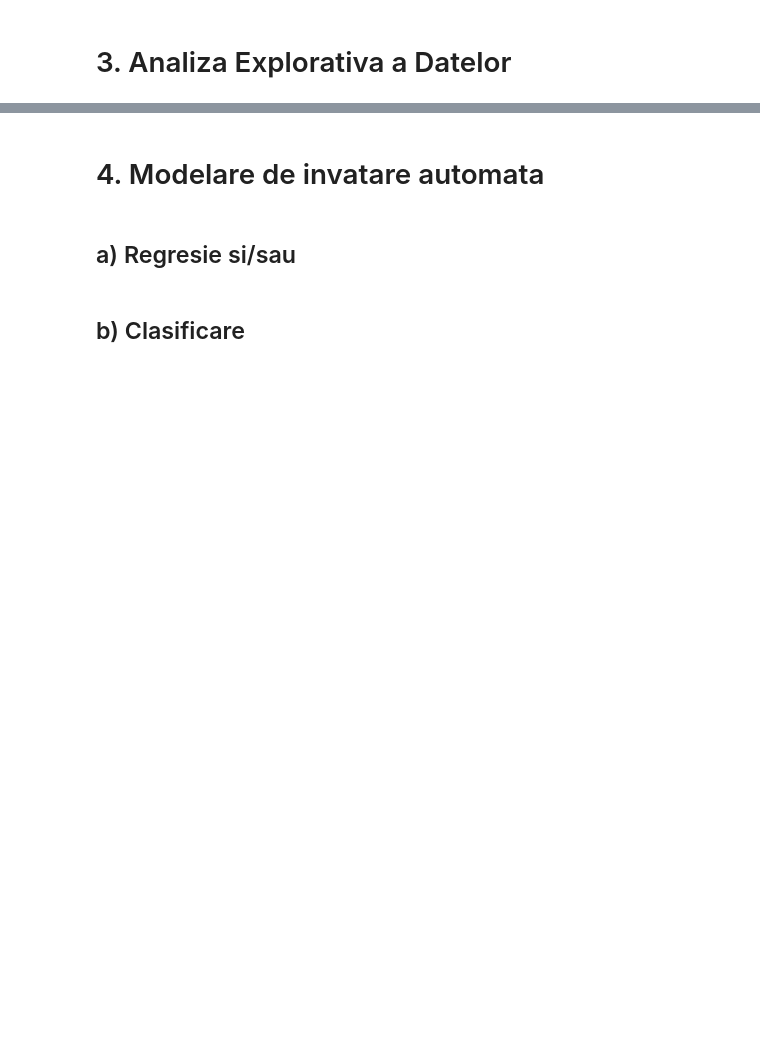
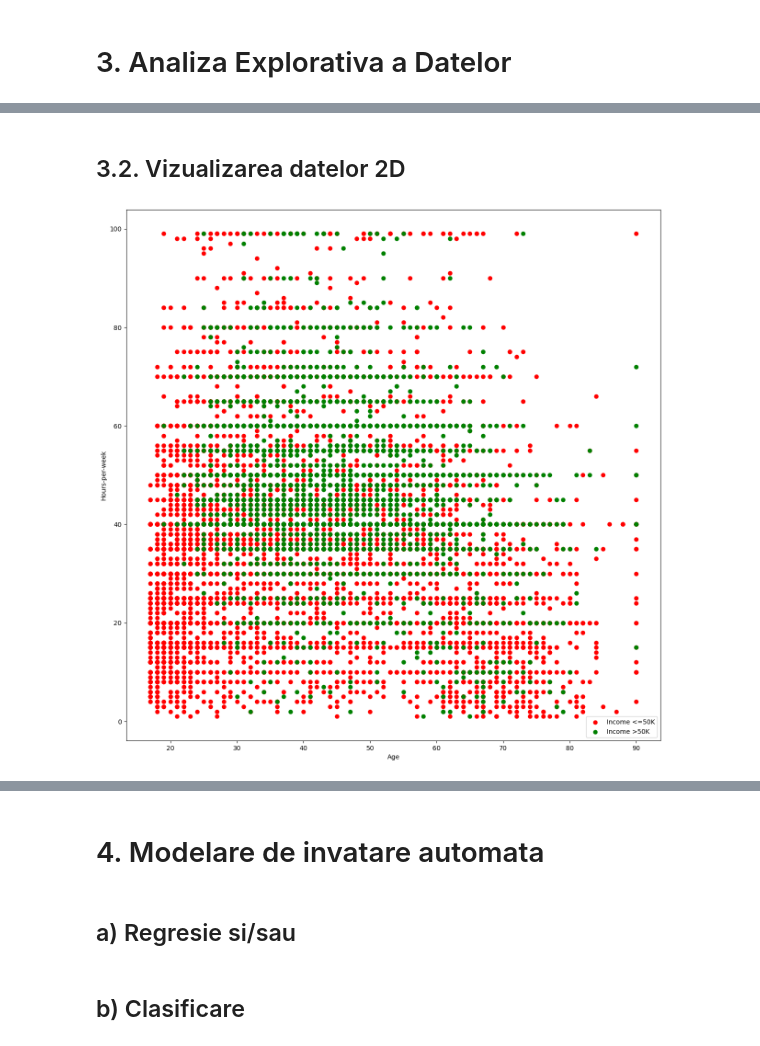
Before and after one commit to alex-olar-2/tehinva-project, a Jupyter notebook: olar_alex_tema_b_income_classification.ipynb, the cells around one changed output, grey strips where cells are left out. Drawn from its saved outputs; the diff is of its cells as text; code cells hidden in the pictures; blank space fills up the shorter version.

```diff
--- a/olar_alex_tema_b_income_classification.ipynb
+++ b/olar_alex_tema_b_income_classification.ipynb
@@ -75,0 +144,20 @@ Primele 2 valori din vectorul coloanei income:
+# %% [markdown]
+## 3.2. Vizualizarea datelor 2D
+# %%
+plt.figure(figsize=(15, 15))
+
+for iclass in range(1, min(max_income_feature_vector + 1, len(colours))):
+    plt.scatter(
+        matrix_data_frame_without_income[income_feature_vector == iclass, 0].astype(float),
+        matrix_data_frame_without_income[income_feature_vector == iclass, 12].astype(float),
+        c=colours[iclass-1],
+        label=f'Income {"<=50K" if iclass == 1 else ">50K"}'
+    )
+
+plt.xlabel('Age')
+plt.ylabel('Hours-per-week')
+plt.legend()
+
+plt.show()
+# %% [output]
+[figure, added]
```
Also changed, not shown: parts of 12 cells of this notebook.
